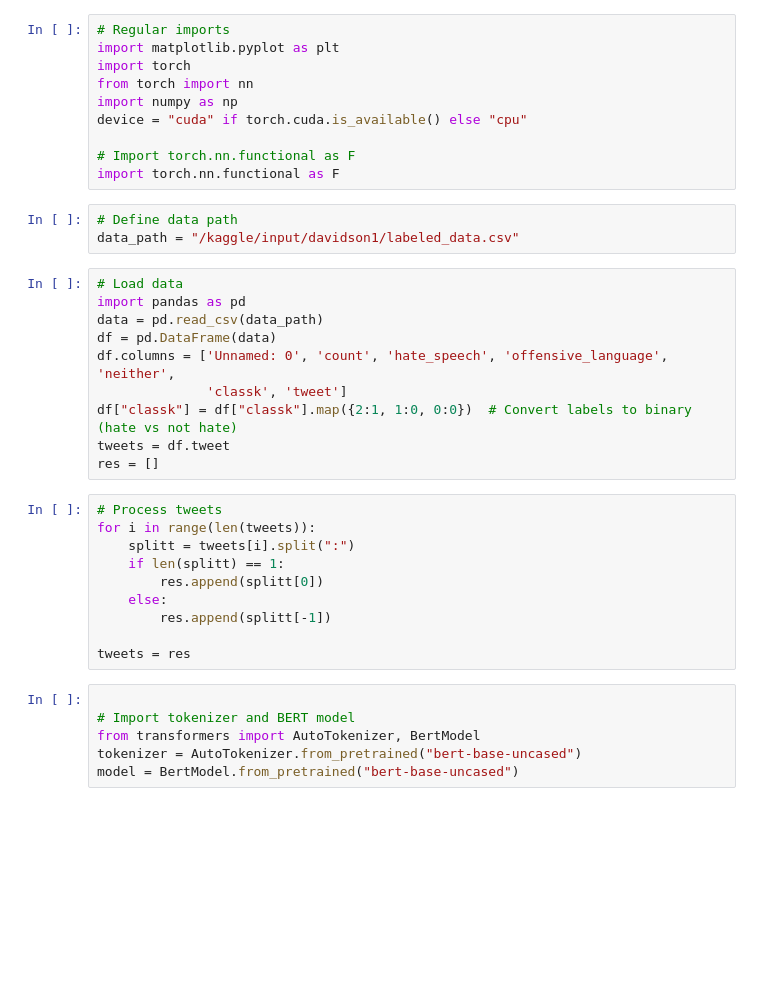
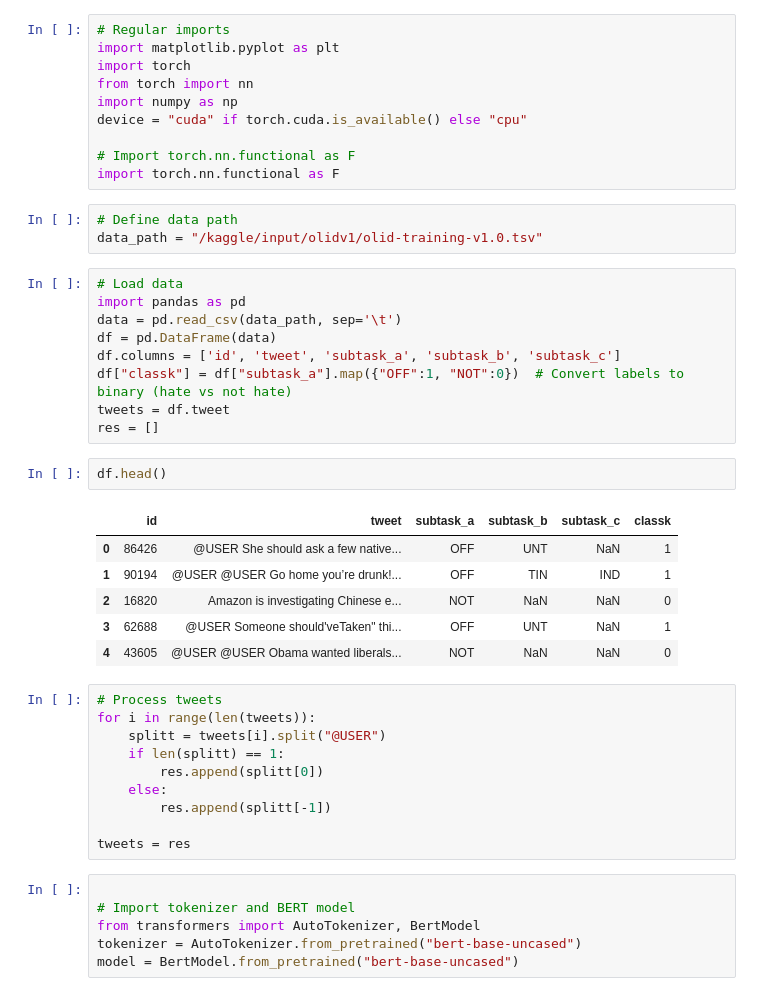
Before and after one commit to sivamani121/bio, a Jupyter notebook: bertfinetuning.ipynb, the cells around one changed output. Drawn from its saved outputs; the diff is of its cells as text; blank space fills up the shorter version.

Commit message:
Kaggle Notebook | BERTFineTuning | Version 10

```diff
--- a/bertfinetuning.ipynb
+++ b/bertfinetuning.ipynb
@@ -12,21 +12,29 @@ device = "cuda" if torch.cuda.is_available() else "cpu"
 import torch.nn.functional as F
 # %%
 # Define data path
-data_path = "/kaggle/input/davidson1/labeled_data.csv"
+data_path = "/kaggle/input/olidv1/olid-training-v1.0.tsv"
 # %%
 # Load data
 import pandas as pd
-data = pd.read_csv(data_path)
+data = pd.read_csv(data_path, sep='\t')
 df = pd.DataFrame(data)
-df.columns = ['Unnamed: 0', 'count', 'hate_speech', 'offensive_language', 'neither',
-              'classk', 'tweet']
-df["classk"] = df["classk"].map({2:1, 1:0, 0:0})  # Convert labels to binary (hate vs not hate)
+df.columns = ['id', 'tweet', 'subtask_a', 'subtask_b', 'subtask_c']
+df["classk"] = df["subtask_a"].map({"OFF":1, "NOT":0})  # Convert labels to binary (hate vs not hate)
 tweets = df.tweet
 res = []
+# %%
+df.head()
+# %% [output]
+|  | id | tweet | subtask_a | subtask_b | subtask_c | classk |
+| 0 | 86426 | @USER She should ask a few native... | OFF | UNT | NaN | 1 |
+| 1 | 90194 | @USER @USER Go home you’re drunk!... | OFF | TIN | IND | 1 |
+| 2 | 16820 | Amazon is investigating Chinese e... | NOT | NaN | NaN | 0 |
+| 3 | 62688 | @USER Someone should'veTaken" thi... | OFF | UNT | NaN | 1 |
+| 4 | 43605 | @USER @USER Obama wanted liberals... | NOT | NaN | NaN | 0 |
 # %%
 # Process tweets
 for i in range(len(tweets)):
-    splitt = tweets[i].split(":")
+    splitt = tweets[i].split("@USER")
     if len(splitt) == 1:
         res.append(splitt[0])
     else:
```
Also changed, not shown: parts of 11 cells of this notebook.
